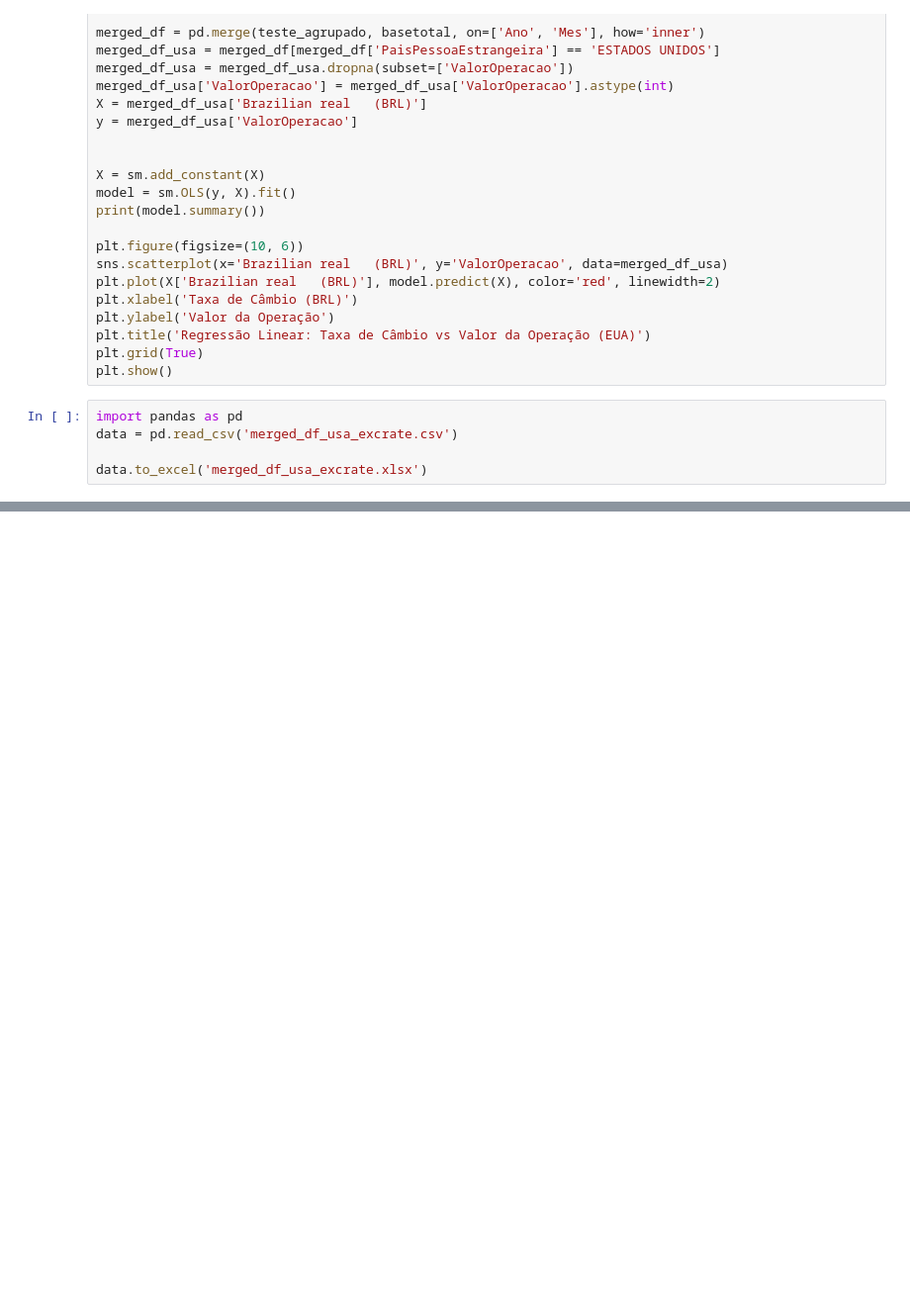
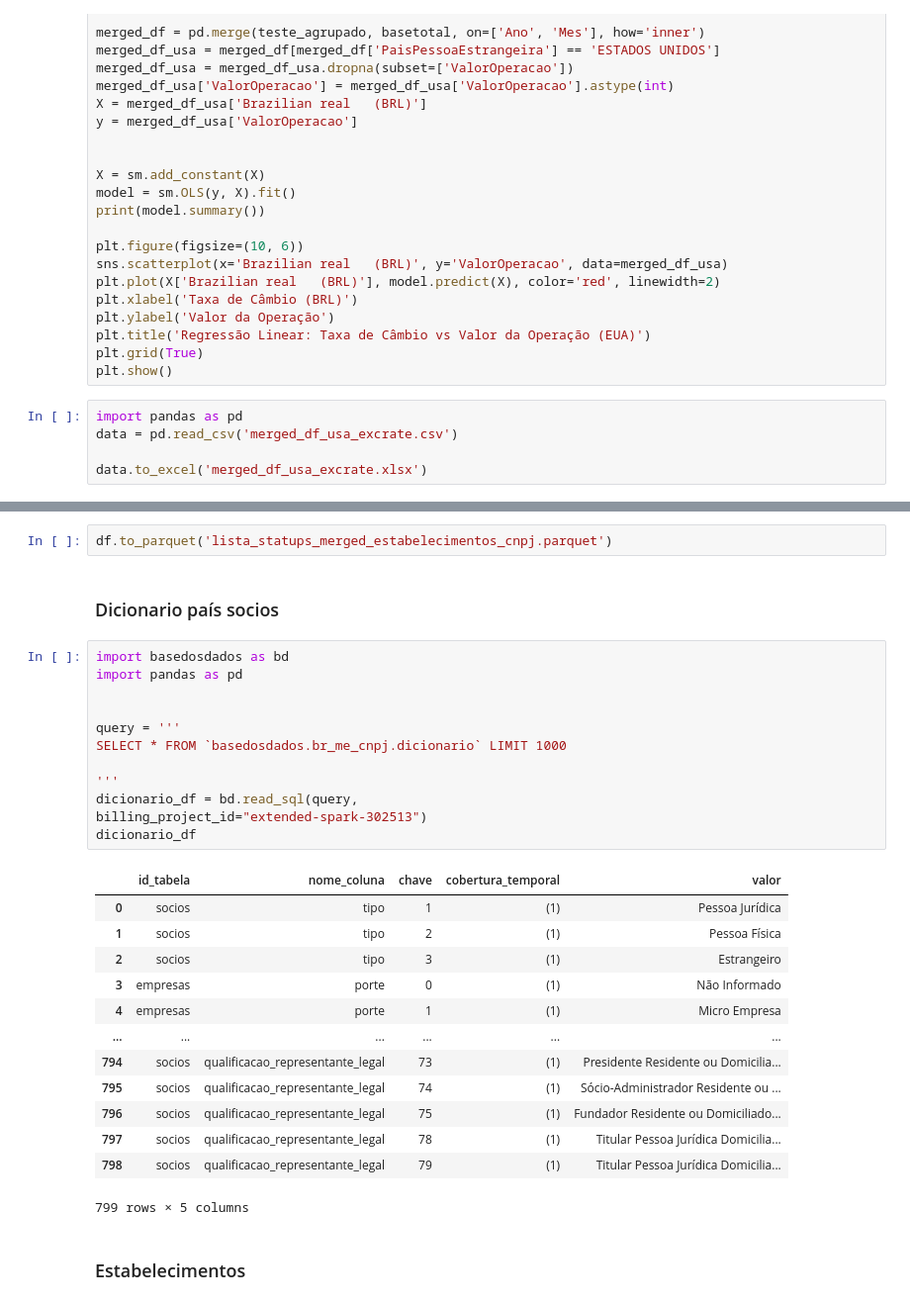
Before and after one commit to estevaocardoso/projetos-estevao, a Jupyter notebook: DISSERTAÇÃO/rascunhos.ipynb, the cells around one changed output, grey strips where cells are left out. Shown: that part at 99% size. Cells and saved outputs as stored; diff of their text form; blank space fills up the shorter version.

```diff
--- a/DISSERTAÇÃO/rascunhos.ipynb
+++ b/DISSERTAÇÃO/rascunhos.ipynb
@@ -335,0 +393,32 @@ data.to_excel('merged_df_usa_excrate.xlsx')
+# %%
+df.to_parquet('lista_statups_merged_estabelecimentos_cnpj.parquet')
+# %% [markdown]
+### Dicionario país socios
+# %%
+import basedosdados as bd
+import pandas as pd
+
+
+query = '''
+SELECT * FROM `basedosdados.br_me_cnpj.dicionario` LIMIT 1000
+
+'''
+dicionario_df = bd.read_sql(query,
+billing_project_id="extended-spark-302513")
+dicionario_df
+# %% [output]
+|  | id_tabela | nome_coluna | chave | cobertura_temporal | valor |
+| 0 | socios | tipo | 1 | (1) | Pessoa Jurídica |
+| 1 | socios | tipo | 2 | (1) | Pessoa Física |
+| 2 | socios | tipo | 3 | (1) | Estrangeiro |
+| 3 | empresas | porte | 0 | (1) | Não Informado |
+| 4 | empresas | porte | 1 | (1) | Micro Empresa |
+| ... | ... | ... | ... | ... | ... |
+| 794 | socios | qualificacao_representante_legal | 73 | (1) | Presidente Residente ou Domicilia... |
+| 795 | socios | qualificacao_representante_legal | 74 | (1) | Sócio-Administrador Residente ou ... |
+| 796 | socios | qualificacao_representante_legal | 75 | (1) | Fundador Residente ou Domiciliado... |
+| 797 | socios | qualificacao_representante_legal | 78 | (1) | Titular Pessoa Jurídica Domicilia... |
+| 798 | socios | qualificacao_representante_legal | 79 | (1) | Titular Pessoa Jurídica Domicilia... |
+799 rows × 5 columns
+# %% [markdown]
+### Estabelecimentos
```
Also changed, not shown: parts of 11 cells of this notebook, 2 other files.
